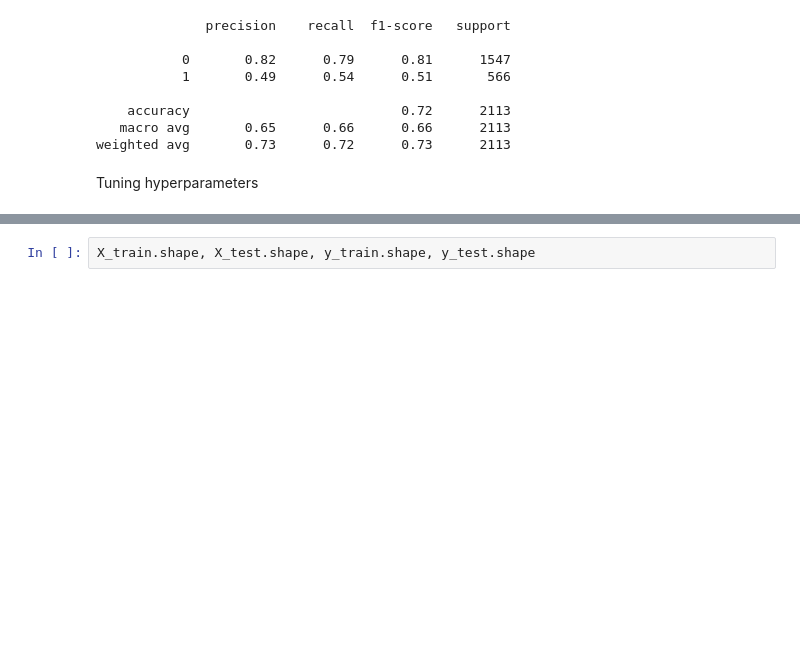
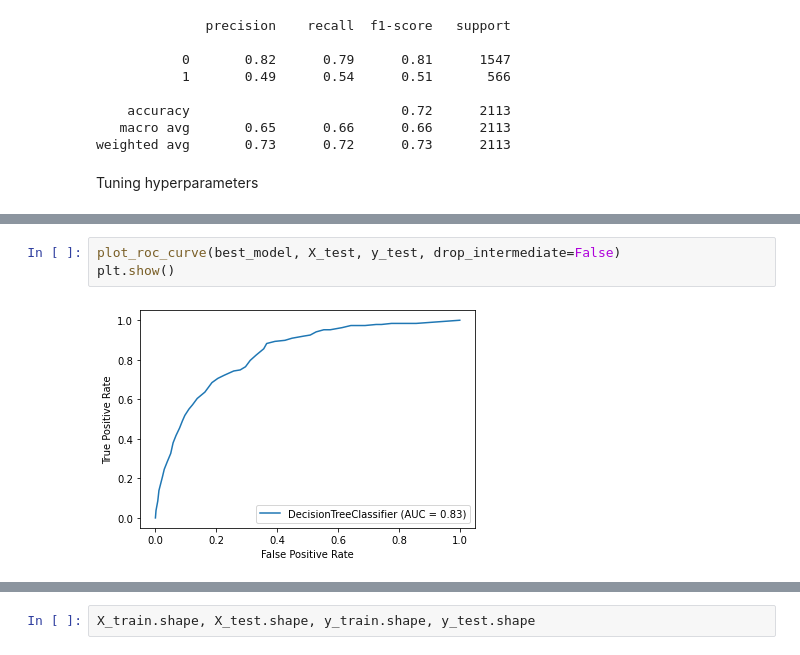
Before and after one commit to chethanbr86/MLDL_projects, a Jupyter notebook: Telecom_Churn/telecom_churn.ipynb, the cells around one changed output, grey strips where cells are left out. Drawn from its saved outputs; the diff is of its cells as text; blank space fills up the shorter version.

```diff
--- a/Telecom_Churn/telecom_churn.ipynb
+++ b/Telecom_Churn/telecom_churn.ipynb
@@ -1212,0 +1275,5 @@ for train_index, test_index in skf.split(X, y):
+# %%
+plot_roc_curve(best_model, X_test, y_test, drop_intermediate=False)
+plt.show()
+# %% [output]
+[figure, added]
```
Also changed, not shown: parts of 14 cells of this notebook.
